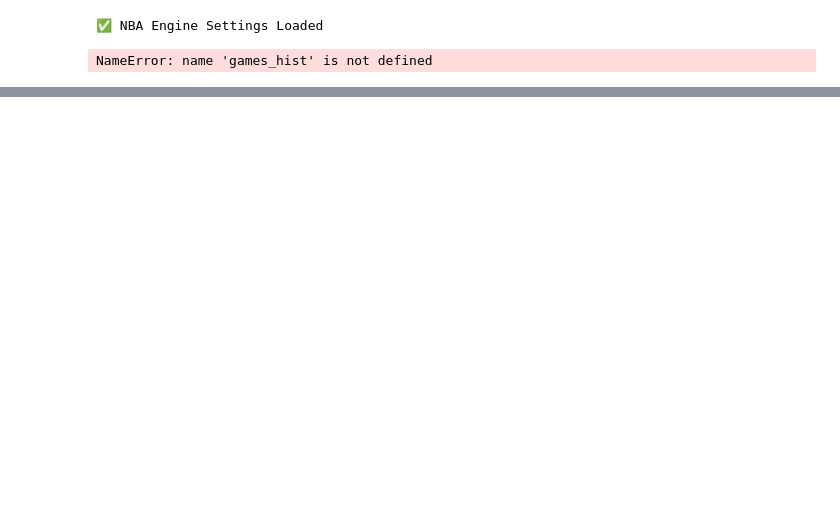
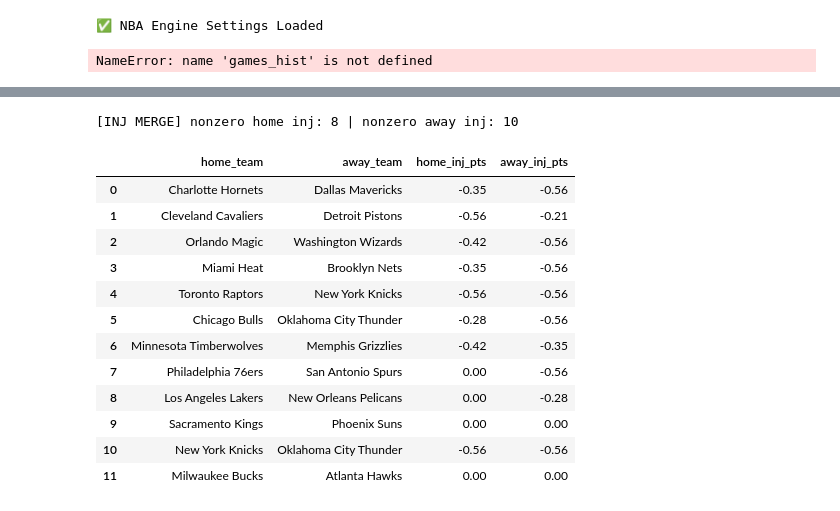
Before and after one commit to dchav12/New-stable-, a Jupyter notebook: NBA_STABLE.ipynb, the cells around one changed output, grey strips where cells are left out. Saved outputs shown, nothing was run; the diff lists cells and outputs as text; code cells hidden in the pictures; blank space fills up the shorter version.

```diff
--- a/NBA_STABLE.ipynb
+++ b/NBA_STABLE.ipynb
@@ -9860,0 +14185,61 @@ Saved: nba_card_plays.csv, nba_discord_card.txt
+# %%
+games_df = games_df.drop(columns=[c for c in ["home_inj_pts","away_inj_pts"] if c in games_df.columns])
+
+games_df = games_df.merge(
+    team_inj_pts_df[["team","inj_pts"]].rename(columns={"team":"home_team","inj_pts":"home_inj_pts"}),
+    on="home_team", how="left"
+)
+games_df = games_df.merge(
+    team_inj_pts_df[["team","inj_pts"]].rename(columns={"team":"away_team","inj_pts":"away_inj_pts"}),
+    on="away_team", how="left"
+)
+
+games_df["home_inj_pts"] = games_df["home_inj_pts"].fillna(0.0).astype(float)
+games_df["away_inj_pts"] = games_df["away_inj_pts"].fillna(0.0).astype(float)
+# %%
+# --- SAFE MERGE: TEAM INJ -> GAMES ---
+
+# 0) validate columns exist
+need_cols = {"team","inj_pts"}
+missing = need_cols - set(team_inj_pts_df.columns)
+if missing:
+    raise RuntimeError(f"team_inj_pts_df missing columns: {missing}. Have: {list(team_inj_pts_df.columns)}")
+
+# 1) drop any prior inj cols (if rerunning)
+for c in ["home_inj_pts","away_inj_pts"]:
+    if c in games_df.columns:
+        games_df = games_df.drop(columns=c)
+
+# 2) merge (home + away)
+games_df = games_df.merge(
+    team_inj_pts_df[["team","inj_pts"]].rename(columns={"team":"home_team","inj_pts":"home_inj_pts"}),
+    on="home_team", how="left", validate="m:1"
+)
+games_df = games_df.merge(
+    team_inj_pts_df[["team","inj_pts"]].rename(columns={"team":"away_team","inj_pts":"away_inj_pts"}),
+    on="away_team", how="left", validate="m:1"
+)
+
+# 3) fill missing teams as 0.0
+games_df["home_inj_pts"] = games_df["home_inj_pts"].fillna(0.0).astype(float)
+games_df["away_inj_pts"] = games_df["away_inj_pts"].fillna(0.0).astype(float)
+
+# 4) quick audit prints
+print("[INJ MERGE] nonzero home inj:", (games_df["home_inj_pts"] != 0).sum(),
+      "| nonzero away inj:", (games_df["away_inj_pts"] != 0).sum())
+display(games_df[["home_team","away_team","home_inj_pts","away_inj_pts"]].head(12))
+# %% [output]
+[INJ MERGE] nonzero home inj: 8 | nonzero away inj: 10
+|  | home_team | away_team | home_inj_pts | away_inj_pts |
+| 0 | Charlotte Hornets | Dallas Mavericks | -0.35 | -0.56 |
+| 1 | Cleveland Cavaliers | Detroit Pistons | -0.56 | -0.21 |
+| 2 | Orlando Magic | Washington Wizards | -0.42 | -0.56 |
+| 3 | Miami Heat | Brooklyn Nets | -0.35 | -0.56 |
+| 4 | Toronto Raptors | New York Knicks | -0.56 | -0.56 |
+| 5 | Chicago Bulls | Oklahoma City Thunder | -0.28 | -0.56 |
+| 6 | Minnesota Timberwolves | Memphis Grizzlies | -0.42 | -0.35 |
+| 7 | Philadelphia 76ers | San Antonio Spurs | 0.00 | -0.56 |
+| 8 | Los Angeles Lakers | New Orleans Pelicans | 0.00 | -0.28 |
+| 9 | Sacramento Kings | Phoenix Suns | 0.00 | 0.00 |
+| 10 | New York Knicks | Oklahoma City Thunder | -0.56 | -0.56 |
+| 11 | Milwaukee Bucks | Atlanta Hawks | 0.00 | 0.00 |
```
Also changed, not shown: parts of 38 cells of this notebook.
